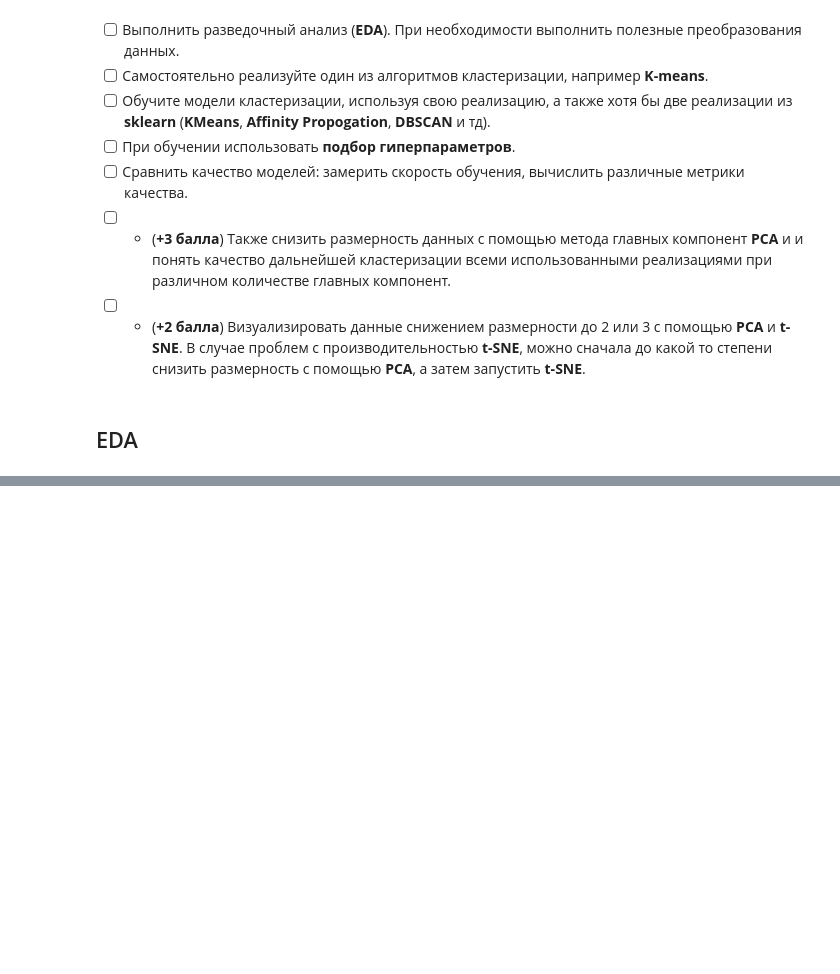
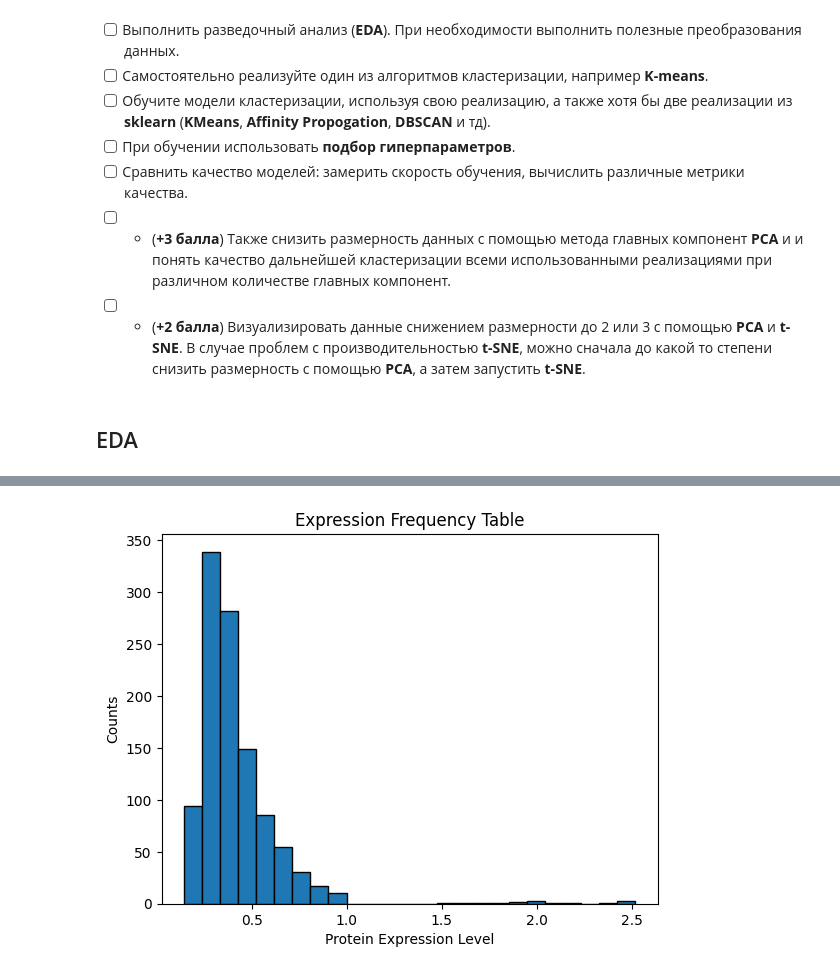
Before and after one commit to katevi/Introduction-to-ML, a Jupyter notebook: lab5/unsupervised_learning.ipynb, the cells around one changed output, grey strips where cells are left out. Drawn from its saved outputs; the diff is of its cells as text; code cells hidden in the pictures; blank space fills up the shorter version.

```diff
--- a/lab5/unsupervised_learning.ipynb
+++ b/lab5/unsupervised_learning.ipynb
@@ -18,0 +116,10 @@
+# %%
+# Histogram of protein expression level - DYRK1A
+protein = df['DYRK1A_N'].dropna()
+plt.hist(protein, bins=25, edgecolor='black')
+plt.title('Expression Frequency Table')
+plt.xlabel('Protein Expression Level')
+plt.ylabel('Counts')
+plt.show()
+# %% [output]
+[figure, added]
```
Also changed, not shown: parts of 52 cells of this notebook, 1 other file.
